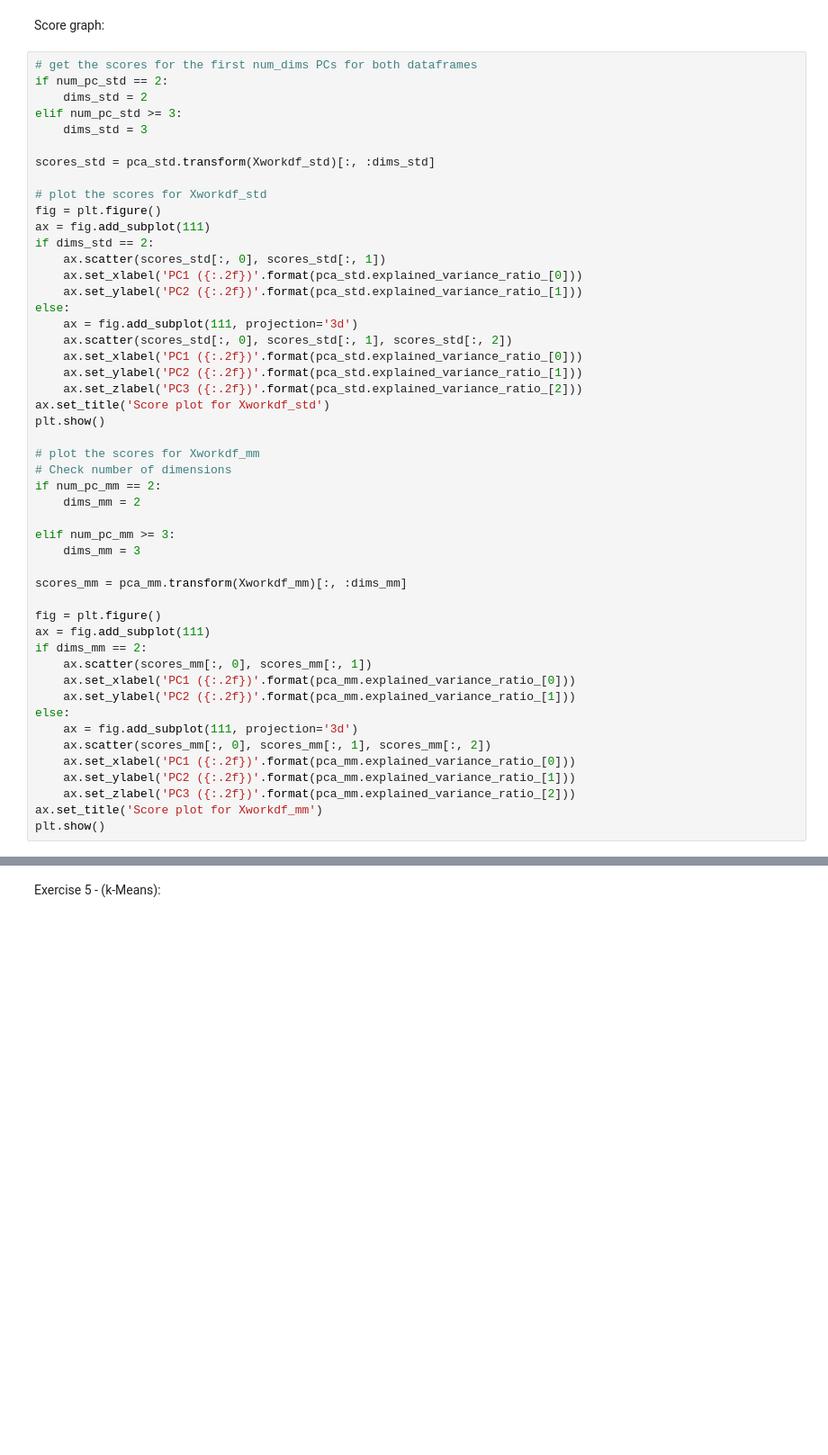
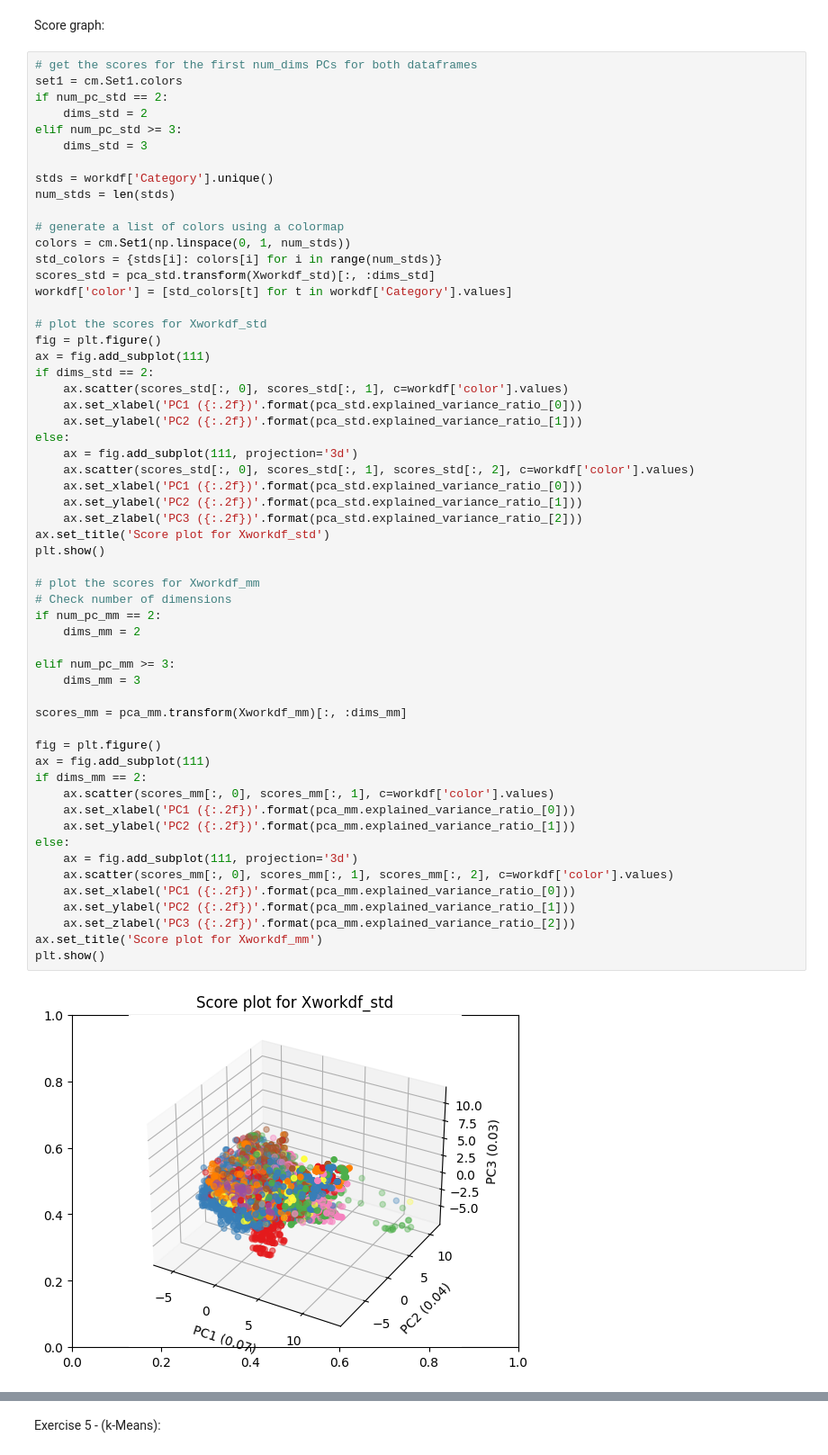
Before and after one commit to codeowlers/PrincipalComponentsAnalysis, a Jupyter notebook: main-script.ipynb, the cells around one changed output, grey strips where cells are left out. Shown: that part at 90% size. Saved outputs shown, nothing was run; the diff lists cells and outputs as text; blank space fills up the shorter version.

Commit message:
feat: plots of the scores with colors representing the category

```diff
--- a/main-script.ipynb
+++ b/main-script.ipynb
@@ -310,50 +400,60 @@ Yworkdf_mm = pca_mm.transform(Xworkdf_mm)
 Score graph:
 # %%
 # get the scores for the first num_dims PCs for both dataframes
+set1 = cm.Set1.colors
 if num_pc_std == 2:
     dims_std = 2
 elif num_pc_std >= 3:
     dims_std = 3
 
+stds = workdf['Category'].unique()
+num_stds = len(stds)
+
+# generate a list of colors using a colormap
+colors = cm.Set1(np.linspace(0, 1, num_stds))
+std_colors = {stds[i]: colors[i] for i in range(num_stds)}
 scores_std = pca_std.transform(Xworkdf_std)[:, :dims_std]
+workdf['color'] = [std_colors[t] for t in workdf['Category'].values]
 
 # plot the scores for Xworkdf_std
 fig = plt.figure()
 ax = fig.add_subplot(111)
 if dims_std == 2:
-    ax.scatter(scores_std[:, 0], scores_std[:, 1])
+    ax.scatter(scores_std[:, 0], scores_std[:, 1], c=workdf['color'].values)
     ax.set_xlabel('PC1 ({:.2f})'.format(pca_std.explained_variance_ratio_[0]))
     ax.set_ylabel('PC2 ({:.2f})'.format(pca_std.explained_variance_ratio_[1]))
 else:
     ax = fig.add_subplot(111, projection='3d')
-    ax.scatter(scores_std[:, 0], scores_std[:, 1], scores_std[:, 2])
+    ax.scatter(scores_std[:, 0], scores_std[:, 1], scores_std[:, 2], c=workdf['color'].values)
     ax.set_xlabel('PC1 ({:.2f})'.format(pca_std.explained_variance_ratio_[0]))
     ax.set_ylabel('PC2 ({:.2f})'.format(pca_std.explained_variance_ratio_[1]))
     ax.set_zlabel('PC3 ({:.2f})'.format(pca_std.explained_variance_ratio_[2]))
 ax.set_title('Score plot for Xworkdf_std')
 plt.show()
 
 # plot the scores for Xworkdf_mm
 # Check number of dimensions
 if num_pc_mm == 2:
     dims_mm = 2
 
 elif num_pc_mm >= 3:
     dims_mm = 3
 
 scores_mm = pca_mm.transform(Xworkdf_mm)[:, :dims_mm]
 
 fig = plt.figure()
 ax = fig.add_subplot(111)
 if dims_mm == 2:
-    ax.scatter(scores_mm[:, 0], scores_mm[:, 1])
+    ax.scatter(scores_mm[:, 0], scores_mm[:, 1], c=workdf['color'].values)
     ax.set_xlabel('PC1 ({:.2f})'.format(pca_mm.explained_variance_ratio_[0]))
     ax.set_ylabel('PC2 ({:.2f})'.format(pca_mm.explained_variance_ratio_[1]))
 else:
     ax = fig.add_subplot(111, projection='3d')
-    ax.scatter(scores_mm[:, 0], scores_mm[:, 1], scores_mm[:, 2])
+    ax.scatter(scores_mm[:, 0], scores_mm[:, 1], scores_mm[:, 2], c=workdf['color'].values)
     ax.set_xlabel('PC1 ({:.2f})'.format(pca_mm.explained_variance_ratio_[0]))
     ax.set_ylabel('PC2 ({:.2f})'.format(pca_mm.explained_variance_ratio_[1]))
     ax.set_zlabel('PC3 ({:.2f})'.format(pca_mm.explained_variance_ratio_[2]))
 ax.set_title('Score plot for Xworkdf_mm')
 plt.show()
+# %% [output]
+[figure, added]
```
Also changed, not shown: parts of 11 cells of this notebook.
